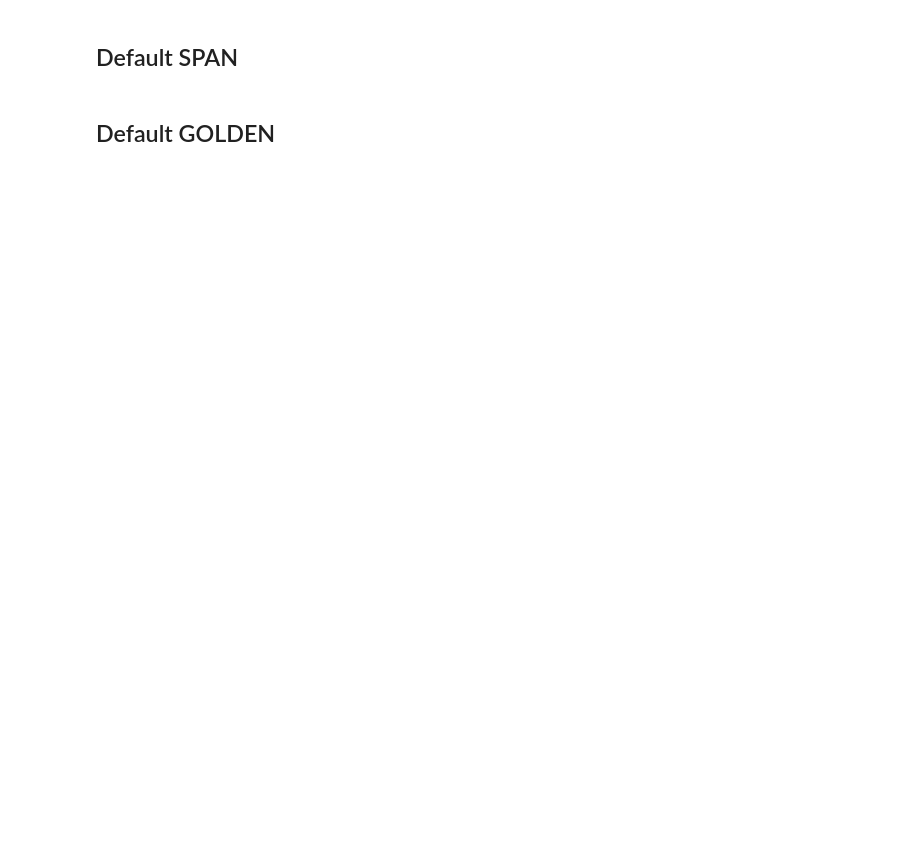
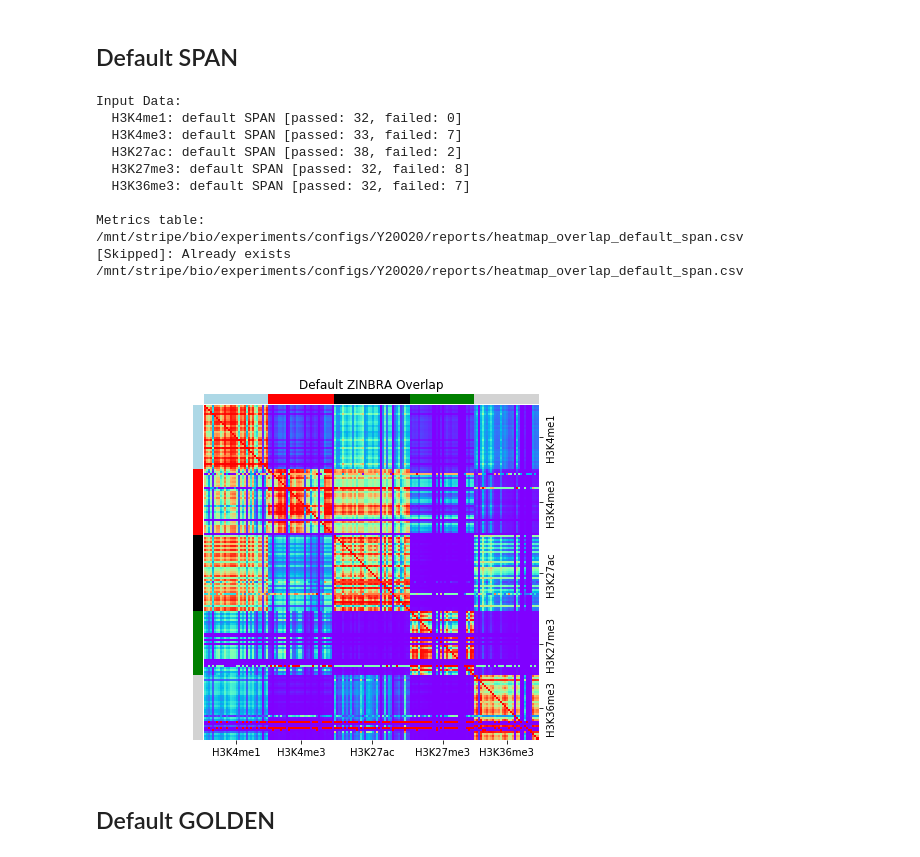
Before and after one commit to JetBrains-Research/washu, a Jupyter notebook: downstream/notebooks/Figure6 peaks_overlap_heatmaps.ipynb, the cells around one changed output. Saved outputs shown, nothing was run; the diff lists cells and outputs as text; code cells hidden in the pictures; blank space fills up the shorter version.

```diff
--- a/downstream/notebooks/Figure6 peaks_overlap_heatmaps.ipynb
+++ b/downstream/notebooks/Figure6 peaks_overlap_heatmaps.ipynb
@@ -251,14 +271,26 @@ Metrics table:
 # %% [markdown]
 ## Default SPAN
 # %%
-build_donors_heatmap(
+build_donros_heatmap(
     donors_df,
-    OrderedDict(zip(['H3K4me1', 'H3K4me3', 'H3K27ac', 'H3K27me3', 'H3K36me3'], repeat("span"))),
+    OrderedDict(zip(['H3K4me1', 'H3K4me3', 'H3K27ac', 'H3K27me3', 'H3K36me3'], repeat("SPAN"))),
     "Default SPAN Overlap",
     "/mnt/stripe/bio/experiments/configs/Y20O20/reports/heatmap_overlap_default_span.csv",
     tuned = False, overlap_metric = True,
     threads=N_THREADS, hide_failed_tracks=True
 )
+# %% [output]
+Input Data:
+  H3K4me1: default SPAN [passed: 32, failed: 0]
+  H3K4me3: default SPAN [passed: 33, failed: 7]
+  H3K27ac: default SPAN [passed: 38, failed: 2]
+  H3K27me3: default SPAN [passed: 32, failed: 8]
+  H3K36me3: default SPAN [passed: 32, failed: 7]
+
+Metrics table:
+/mnt/stripe/bio/experiments/configs/Y20O20/reports/heatmap_overlap_default_span.csv
+[Skipped]: Already exists /mnt/stripe/bio/experiments/configs/Y20O20/reports/heatmap_overlap_default_span.csv
+[figure, added]
 # %% [markdown]
 ## Default GOLDEN
 # %%
```
Also changed, not shown: parts of 14 cells of this notebook, 3 other files.
